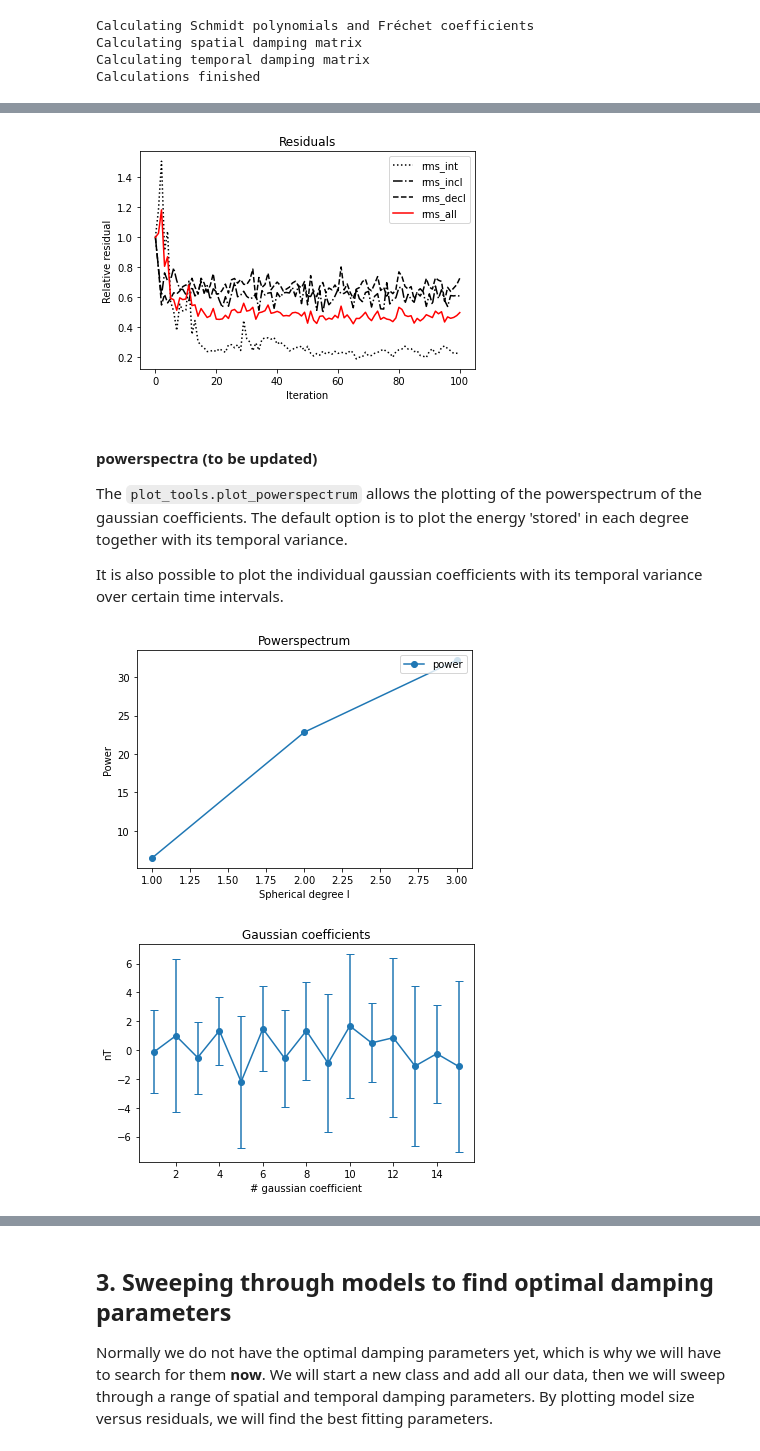
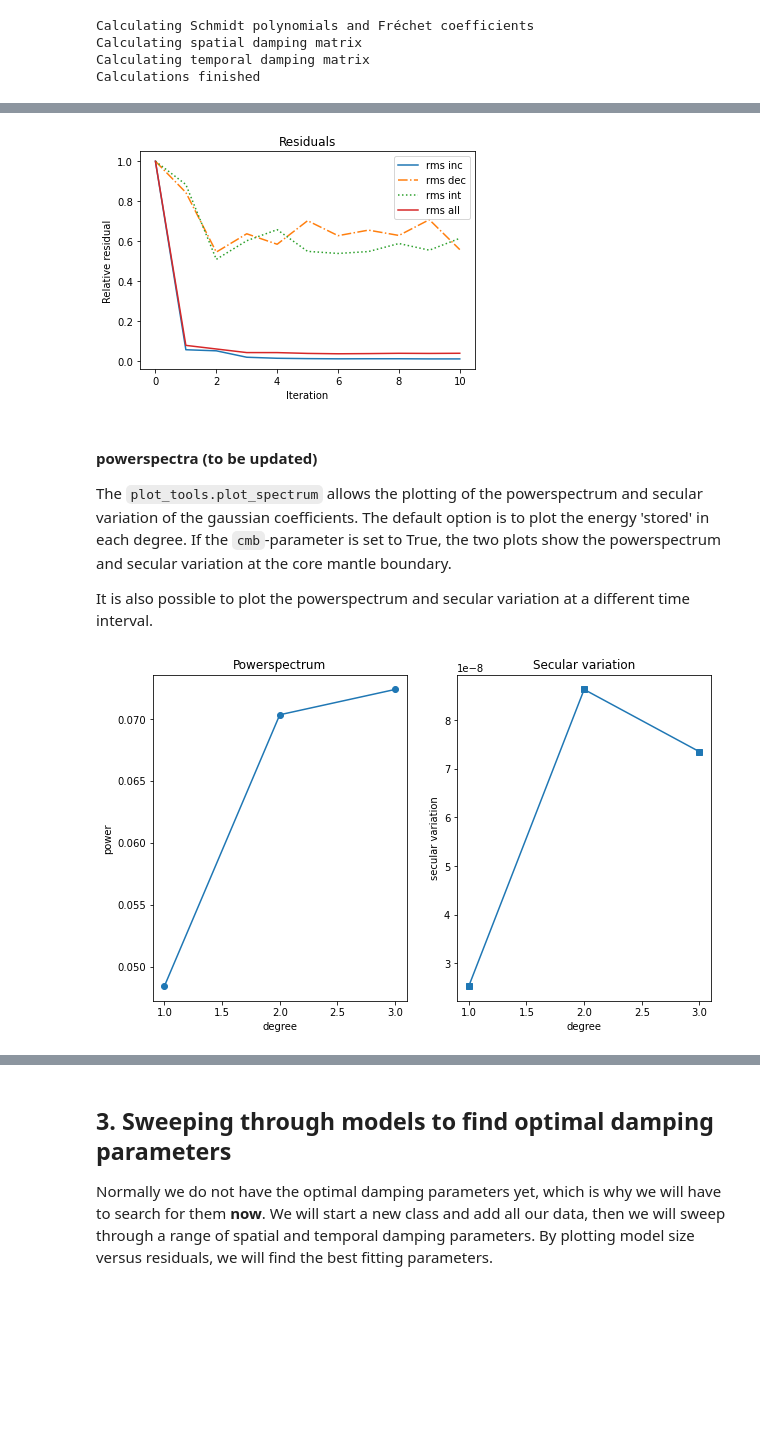
Before and after one commit to outfrenk/pymaginverse, a Jupyter notebook: doc/Tutorial Geomagnetic Field Inversions.ipynb, the cells around one changed output, grey strips where cells are left out. Saved outputs shown, nothing was run; the diff lists cells and outputs as text; code cells hidden in the pictures; blank space fills up the shorter version.

```diff
--- a/doc/Tutorial Geomagnetic Field Inversions.ipynb
+++ b/doc/Tutorial Geomagnetic Field Inversions.ipynb
@@ -53,7 +49,7 @@ Now that we have set the groundwork, we can proceed to adding and fitting the in
 oda_2000 = StationData(lat[2], lon[2])
 
 # We inputted time as kiloyears, so our timefactor is 1000
-oda_2000.add_data('int', (pd.read_excel(excel, 'Oda_2000').iloc[:, [4, 5]].dropna().T.values.tolist()), 1000, error=[3])
+oda_2000.add_data('int', (pd.read_excel(excel, 'Oda_2000').iloc[:, [4, 5]].dropna().T.values.tolist()), 1000, error=[0.2])
 oda_2000.add_data('inc', (pd.read_excel(excel, 'Oda_2000').iloc[:, [0, 1]].dropna().T.values.tolist()), 1000, error=[np.radians(10)])
 oda_2000.add_data('dec', (pd.read_excel(excel, 'Oda_2000').iloc[:, [2, 3]].dropna().T.values.tolist()), 1000, error=[np.radians(10)])
 
@@ -68,31 +64,31 @@ plt.show()
 # Now we fit the rest, but do not show the output
 # By providing output='YOUR_PATH_NAME' you can observe the plots
 valet_1989 = StationData(lat[0], lon[0])
-valet_1989.add_data('int', (pd.read_excel(excel, 'Valet_1989').iloc[:, [4, 5]].dropna().T.values.tolist()), 1000, error=[3])
+valet_1989.add_data('int', (pd.read_excel(excel, 'Valet_1989').iloc[:, [4, 5]].dropna().T.values.tolist()), 1000, error=[0.2])
 valet_1989.add_data('inc', (pd.read_excel(excel, 'Valet_1989').iloc[:, [0, 1]].dropna().T.values.tolist()), 1000, error=[np.radians(10)])
 valet_1989.add_data('dec', (pd.read_excel(excel, 'Valet_1989').iloc[:, [2, 3]].dropna().T.values.tolist()), 1000, error=[np.radians(10)])
 valet_1989.fitting()
 
 haneda_2020 = StationData(lat[1], lon[1])
-haneda_2020.add_data('int', (pd.read_excel(excel, 'Haneda_2020').iloc[:, [4, 5]].dropna().T.values.tolist()), 1000, error=[3])
+haneda_2020.add_data('int', (pd.read_excel(excel, 'Haneda_2020').iloc[:, [4, 5]].dropna().T.values.tolist()), 1000, error=[0.2])
 haneda_2020.add_data('inc', (pd.read_excel(excel, 'Haneda_2020').iloc[:, [0, 1]].dropna().T.values.tolist()), 1000, error=[np.radians(10)])
 haneda_2020.add_data('dec', (pd.read_excel(excel, 'Haneda_2020').iloc[:, [2, 3]].dropna().T.values.tolist()), 1000, error=[np.radians(10)])
 haneda_2020.fitting()
 
 valet_1988 = StationData(lat[3], lon[3])
-valet_1988.add_data('int', (pd.read_excel(excel, 'Valet_1988').iloc[:, [4, 5]].dropna().T.values.tolist()), 1000, error=[3])
+valet_1988.add_data('int', (pd.read_excel(excel, 'Valet_1988').iloc[:, [4, 5]].dropna().T.values.tolist()), 1000, error=[0.2])
 valet_1988.add_data('inc', (pd.read_excel(excel, 'Valet_1988').iloc[:, [0, 1]].dropna().T.values.tolist()), 1000, error=[np.radians(10)])
 valet_1988.add_data('dec', (pd.read_excel(excel, 'Valet_1988').iloc[:, [2, 3]].dropna().T.values.tolist()), 1000, error=[np.radians(10)])
 valet_1988.fitting(order=[3, 14, 10], smoothing=[0.02, None, None], method=['USpline', 'polyfit', 'polyfit'])
 
 valet_2014 = StationData(lat[4], lon[4])
-valet_2014.add_data('int', (pd.read_excel(excel, 'Valet_2014').iloc[:, [4, 5]].dropna().T.values.tolist()), 1000, error=[3])
+valet_2014.add_data('int', (pd.read_excel(excel, 'Valet_2014').iloc[:, [4, 5]].dropna().T.values.tolist()), 1000, error=[0.2])
 valet_2014.add_data('inc', (pd.read_excel(excel, 'Valet_2014').iloc[:, [0, 1]].dropna().T.values.tolist()), 1000, error=[np.radians(10)])
 valet_2014.add_data('dec', (pd.read_excel(excel, 'Valet_2014').iloc[:, [2, 3]].dropna().T.values.tolist()), 1000, error=[np.radians(10)])
 valet_2014.fitting(order=[8, 8, 5])
 
 channell_2000 = StationData(lat[5], lon[5])
-channell_2000.add_data('int', (pd.read_excel(excel, 'Channell_2000').iloc[:, [4, 5]].dropna().T.values.tolist()), 1000, error=[3])
+channell_2000.add_data('int', (pd.read_excel(excel, 'Channell_2000').iloc[:, [4, 5]].dropna().T.values.tolist()), 1000, error=[0.2])
 channell_2000.add_data('inc', (pd.read_excel(excel, 'Channell_2000').iloc[:, [0, 1]].dropna().T.values.tolist()), 1000, error=[np.radians(10)])
 channell_2000.add_data('dec', (pd.read_excel(excel, 'Channell_2000').iloc[:, [2, 3]].dropna().T.values.tolist()), 1000, error=[np.radians(10)])
 channell_2000.fitting(order=[15, 10, 10])
@@ -113,7 +110,7 @@ More parameters can be changed, but we will not do that for now.
 `FieldInversion?`
 # %%
 # input modeled time array; from 3000 to 17000 with steps of 1000 yr
-test_inv = FieldInversion(time_array = np.linspace(0, 20000, 21), verbose=True)
+test_inv = FieldInversion(time_array = np.linspace(3000, 17000, 15), verbose=True)
 
 # FieldInversion?
 # %% [markdown]
@@ -173,7 +173,7 @@ we also set the maximum amount of iterations to 30, and the intensity multiplier
 # our starting model should be as long as the number of gaussian coefficients, i.e. 15.
 x0 = np.zeros(15)
 x0[0] = -30
-test_inv.run_inversion(x0, max_iter=100)
+test_inv.run_inversion(x0, max_iter=10)
 # %% [output]
 Setting up starting model
 Start iteration 1
@@ -232,31 +232,24 @@ ax = plot_tools.plot_residuals(ax, test_inv)
 ax.legend(loc='upper right')
 plt.show()
 # %% [output]
-[figure, old version]
+[figure, new version]
 # %% [markdown]
 #### powerspectra (to be updated)
-The `plot_tools.plot_powerspectrum` allows the plotting of the powerspectrum of the gaussian coefficients. The default option is to plot the energy 'stored' in each degree together with its temporal variance.
+The `plot_tools.plot_spectrum` allows the plotting of the powerspectrum and secular variation of the gaussian coefficients. The default option is to plot the energy 'stored' in each degree. If the `cmb`-parameter is set to True, the two plots show the powerspectrum and secular variation at the core mantle boundary.
 
-It is also possible to plot the individual gaussian coefficients with its temporal variance over certain time intervals.
+It is also possible to plot the powerspectrum and secular variation at a different time interval.
 # %%
 # start figure
-fig, ax = plt.subplots()
-ax.set_title('Powerspectrum')
-ax.set_xlabel('Spherical degree l')
-ax.set_ylabel('Power')
+fig, axes = plt.subplots(1, 2, figsize=(10, 6))
+axes[0].set_title('Powerspectrum')
+axes[0].set_xlabel('Spherical degree l')
+axes[0].set_ylabel('Power')
+axes[1].set_title('Secular variation')
+axes[1].set_xlabel('Spherical degree l')
+axes[1].set_ylabel('Secular variation')
 # make a call to the plotting library
-ax = plot_tools.plot_powerspectrum(ax, test_inv)
-ax.legend(loc='upper right')
+axes = plot_tools.plot_spectrum(axes, test_inv)
 plt.show()
-
-# now we plot the mean gaussian coefficients through a time interval with std
-fig, ax = plt.subplots()
-ax.set_title('Gaussian coefficients')
-ax.set_xlabel('# gaussian coefficient')
-ax.set_ylabel('nT')
-ax = plot_tools.plot_powerspectrum(ax, test_inv, power=False, plot_time=np.arange(10))
-plt.show()
 # %% [output]
-[figure, old version]
+[figure, new version]
-[figure, removed]
 # %% [markdown]
```
Also changed, not shown: parts of 26 cells of this notebook, 5 other files.
